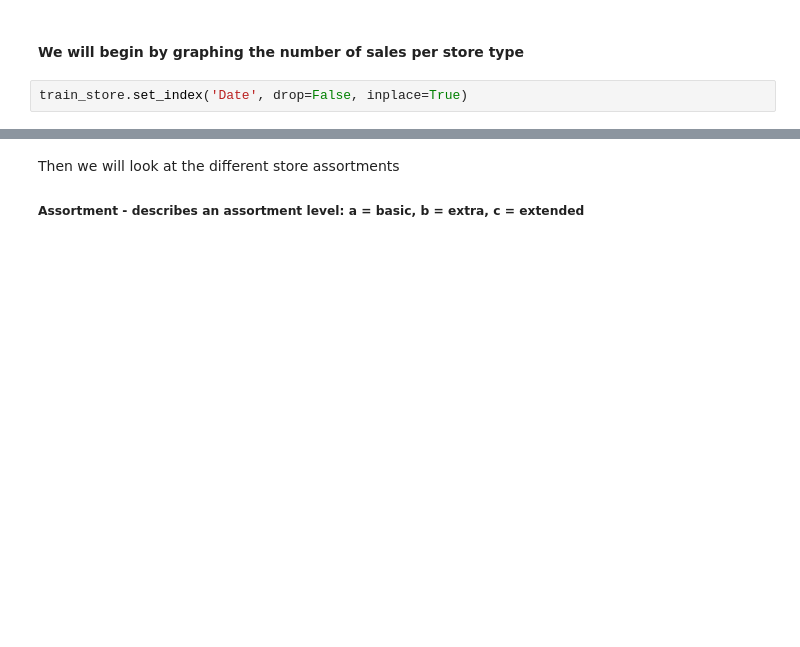
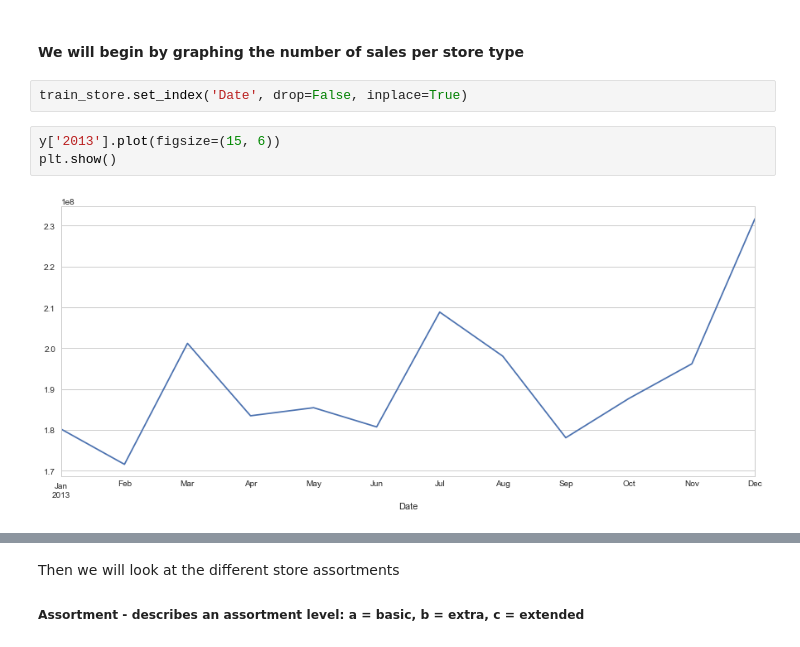
Before and after one commit to anthonymiyoro/RossmanScorePrediction, a Jupyter notebook: RossmannStoreSalesAnalysis.ipynb, the cells around one changed output, grey strips where cells are left out. Cells and saved outputs as stored; diff of their text form; blank space fills up the shorter version.

Commit message:
Updated data visualisations

```diff
--- a/RossmannStoreSalesAnalysis.ipynb
+++ b/RossmannStoreSalesAnalysis.ipynb
@@ -434,3 +434,8 @@ train_store.head(5)
 #### We will begin by graphing the number of sales per store type
 # %%
 train_store.set_index('Date', drop=False, inplace=True)
+# %%
+y['2013'].plot(figsize=(15, 6))
+plt.show()
+# %% [output]
+[figure, added]
```
Also changed, not shown: parts of 34 cells of this notebook.
